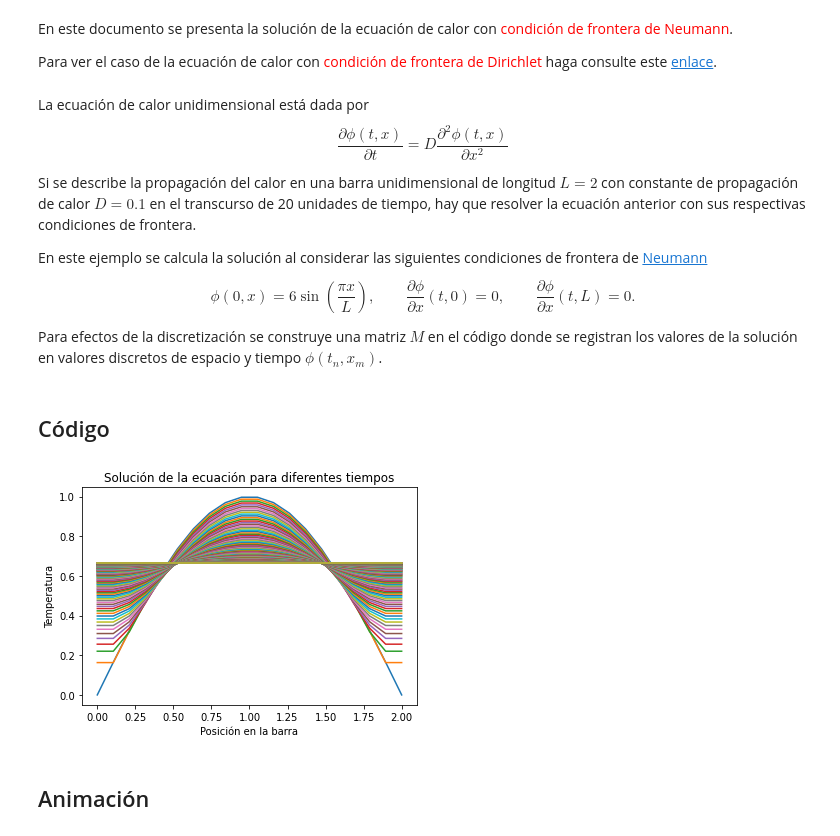
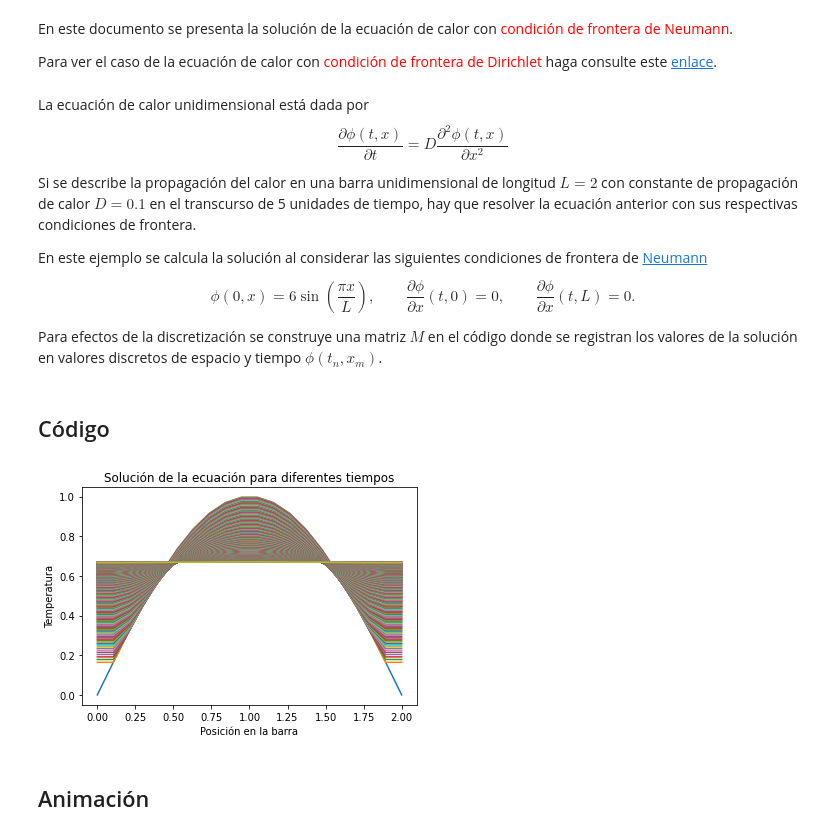
Before and after one commit to nicoavilan/Metodos-Numericos, a Jupyter notebook: Diferencias-finitas/EcCalor_1D_Neumann.ipynb, the cells around one changed output. Cells and saved outputs as stored; diff of their text form; code cells hidden in the pictures.

```diff
--- a/Diferencias-finitas/EcCalor_1D_Neumann.ipynb
+++ b/Diferencias-finitas/EcCalor_1D_Neumann.ipynb
@@ -12,7 +12,7 @@ La ecuación de calor unidimensional está dada por
 \frac{\partial\phi(t,x)}{\partial t} = D \frac{\partial^2\phi(t,x)}{\partial x^2}
 \end{equation}
 
-Si se describe la propagación del calor en una barra unidimensional de longitud $L=2$ con constante de propagación de calor $D=0.1$ en el transcurso de 20 unidades de tiempo, hay que resolver la ecuación anterior con sus respectivas condiciones de frontera.
+Si se describe la propagación del calor en una barra unidimensional de longitud $L=2$ con constante de propagación de calor $D=0.1$ en el transcurso de 5 unidades de tiempo, hay que resolver la ecuación anterior con sus respectivas condiciones de frontera.
 
 En este ejemplo se calcula la solución al considerar las siguientes condiciones de frontera de [Neumann](https://es.wikipedia.org/wiki/Condici%C3%B3n_de_frontera_de_Neumann)
 
@@ -29,31 +29,31 @@ import matplotlib.pyplot as plt
 # %%
 fil = 500 # Número de filas en la Matriz M
 col = 20  # Número de columnas en la Matriz M
 
 M = np.zeros((fil,col)) # En esta matriz se calculan los valores de la discretización.
 
 L = 2   # Longitud de la barra
-T = 20  # Tiempo considerado
+T = 5  # Tiempo considerado
 D = 0.1 # Constante de propagación del calor
 
 ht = T/(fil-1)
 hx = L/(col-1)
 
 x = np.linspace(0,2,col)
 M[0,:] = np.sin(np.pi*x/L) # Condición inicial
 
 for n in range(fil-1):
   for m in range(1,col-1):
     M[n+1,m] = M[n,m] + (D*ht/hx**2)*(M[n,m+1] -2*M[n,m] + M[n,m-1]) # Discretización de la ecuación diferencial
   M[n+1,0] = M[n+1,1] # Condición de Neumann en el extremo izquierdo
   M[n+1,-1] = M[n+1,-2] # Condición de Neumann en el extremo derecho
   plt.plot(x,M[n,:])
 plt.title("Solución de la ecuación para diferentes tiempos")
 plt.xlabel("Posición en la barra")
 plt.ylabel("Temperatura")
 plt.show()
 # %% [output]
-[figure, old version]
+[figure, new version]
 # %% [markdown]
 ## Animación
 # %% [markdown]
```
Also changed, not shown: parts of 1 cell of this notebook.
